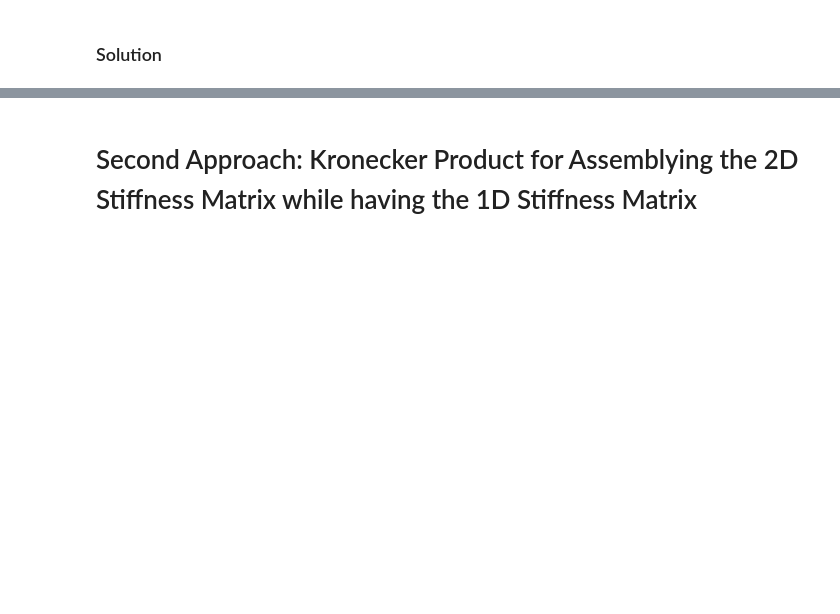
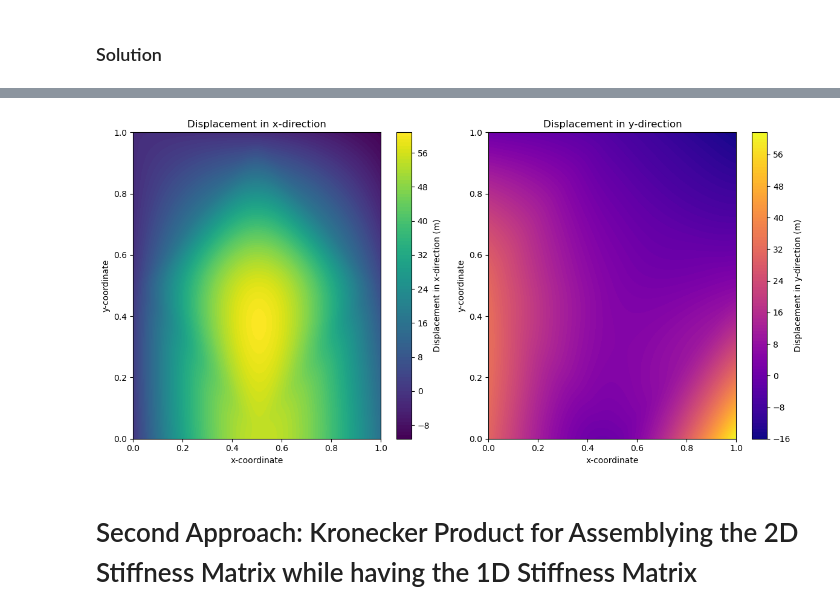
Before and after one commit to GiannisKarampinis/ScientificComuting, a Jupyter notebook: IsogeometricAnalysis/IsogeometricAnalysis.ipynb, the cells around one changed output, grey strips where cells are left out. Cells and saved outputs as stored; diff of their text form; code cells hidden in the pictures; blank space fills up the shorter version.

```diff
--- a/IsogeometricAnalysis/IsogeometricAnalysis.ipynb
+++ b/IsogeometricAnalysis/IsogeometricAnalysis.ipynb
@@ -2738,3 +2786,49 @@ NameError: name 'global_K' is not defined
+# %%
+import numpy as np
+import matplotlib.pyplot as plt
+from scipy.interpolate import griddata
+
+# Node coordinates for the plate (9 nodes in total)
+nodes = np.array([(0, 0), (0.5, 0), (1, 0),
+                  (0, 0.5), (0.5, 0.5), (1, 0.5),
+                  (0, 1), (0.5, 1), (1, 1)])
+
+# Displacement vector (replace with your calculated displacements)
+displacement_vector = solve_displacement()
+
+# Extract displacements in x and y directions
+displacement_x = displacement_vector[::2]  # u_x for each node (even indices)
+displacement_y = displacement_vector[1::2]  # u_y for each node (odd indices)
+
+# Create a grid for interpolation (100x100 grid for smoothness)
+grid_x, grid_y = np.mgrid[0:1:100j, 0:1:100j]
+
+# Interpolate displacements in x and y directions on the grid
+displacement_x_grid = griddata(nodes, displacement_x, (grid_x, grid_y), method='cubic')
+displacement_y_grid = griddata(nodes, displacement_y, (grid_x, grid_y), method='cubic')
+
+# Plotting the displacement in the x-direction (u_x)
+plt.figure(figsize=(12, 6))
+plt.subplot(1, 2, 1)
+plt.contourf(grid_x, grid_y, displacement_x_grid, 100, cmap='viridis')
+plt.colorbar(label='Displacement in x-direction (m)')
+plt.title('Displacement in x-direction')
+plt.xlabel('x-coordinate')
+plt.ylabel('y-coordinate')
+
+# Plotting the displacement in the y-direction (u_y)
+plt.subplot(1, 2, 2)
+plt.contourf(grid_x, grid_y, displacement_y_grid, 100, cmap='plasma')
+plt.colorbar(label='Displacement in y-direction (m)')
+plt.title('Displacement in y-direction')
+plt.xlabel('x-coordinate')
+plt.ylabel('y-coordinate')
+
+# Show both plots
+plt.tight_layout()
+plt.show()
+# %% [output]
+[figure, added]
 # %% [markdown]
 # Second Approach: Kronecker Product for Assemblying the 2D Stiffness Matrix while having the 1D Stiffness Matrix
 # %% [markdown]
```
Also changed, not shown: parts of 3 cells of this notebook.
